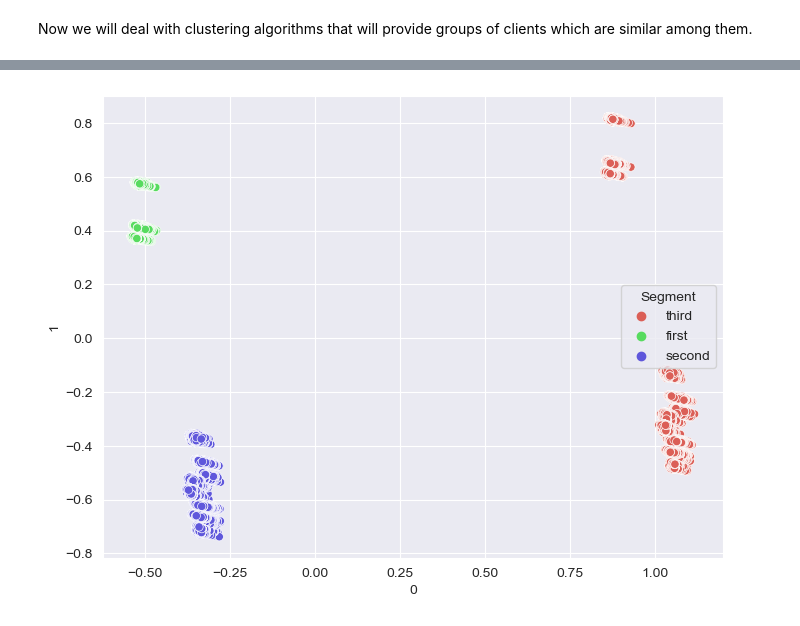
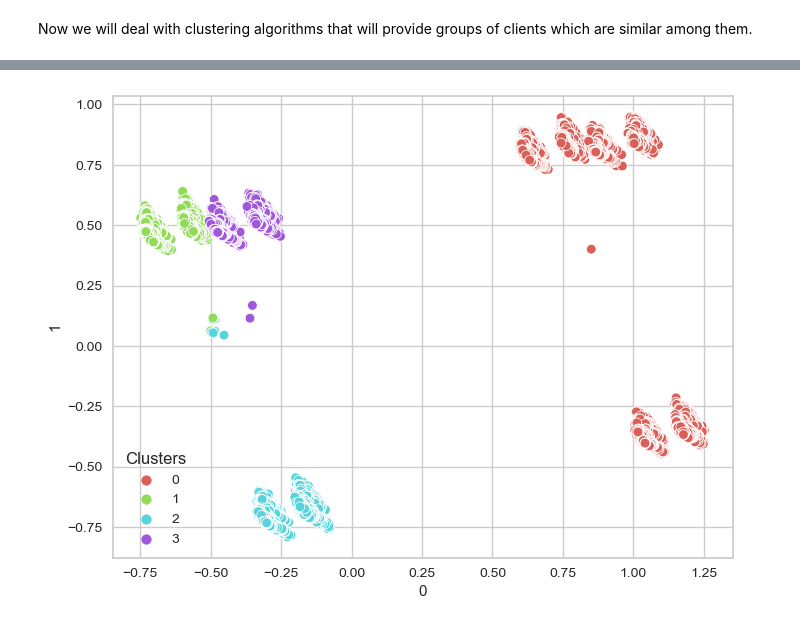
Before and after one commit to MattiaCastaldo/ADM-Homework-4, a Jupyter notebook: Mattia.ipynb, the cells around one changed output, grey strips where cells are left out. Saved outputs shown, nothing was run; the diff lists cells and outputs as text; code cells hidden in the pictures.

```diff
--- a/Mattia.ipynb
+++ b/Mattia.ipynb
@@ -416,7 +498,7 @@ Text(0, 0.5, 'PCA 2')
 # %%
-pca=PCA(n_components=15)
-pca.fit(d_norm)
-pca_features=pca.transform(d_norm)
+pca=PCA(n_components=6) ## reduce dimensionality to 6 components
+pca.fit(df_norm)
+pca_features=pca.transform(df_norm)
 # %%
 wcss=[]
 for i in range(1,22):
@@ -436,0 +519,9 @@ plt.show()
+# %%
+from yellowbrick.cluster import InterclusterDistance
+
+
+model = KMeans()
+visualizer = InterclusterDistance(model)
+
+visualizer.fit(pca_features)        # Fit the data to the visualizer
+visualizer.show()       # Finalize and render the figure
@@ -437,8 +531,8 @@ plt.show()
 # %%
-k=KMeans(n_clusters=3,init='random',random_state=42)
+k=KMeans(n_clusters=4, init='random',random_state=42)
 k=k.fit(pca_features)
 # %%
-df_kmeans=pd.concat([d.reset_index(drop=True),pd.DataFrame(pca_features)],axis=1)
+df_kmeans=pd.concat([dataset.reset_index(drop=True),pd.DataFrame(pca_features)],axis=1)
 df_kmeans['Clusters']=k.labels_
 # %%
 df_kmeans['Segment']=df_kmeans['Clusters'].map({0:'first',1:'second',2:'third',3:'fourth',4:'fifth',5:'sixth',6:'seventh',7:'eighth'})
@@ -445,11 +555,11 @@ df_kmeans['Segment']=df_kmeans['Clusters'].map({0:'first',1:'second',2:'third',3
 # %%
 import seaborn as sns
 from mpl_toolkits.mplot3d import Axes3D
 
 x=df_kmeans[0]
 y=df_kmeans[1]
 plt.figure(figsize=(8,6))
-sns.scatterplot(x=x,y=y,hue=df_kmeans['Segment'],palette=sns.color_palette('hls',3))
+sns.scatterplot(x=x,y=y,hue=df_kmeans['Clusters'],palette=sns.color_palette('hls',4))
 plt.show()
 # %% [output]
-[figure, old version]
+[figure, new version]
```
Also changed, not shown: parts of 112 cells of this notebook.
